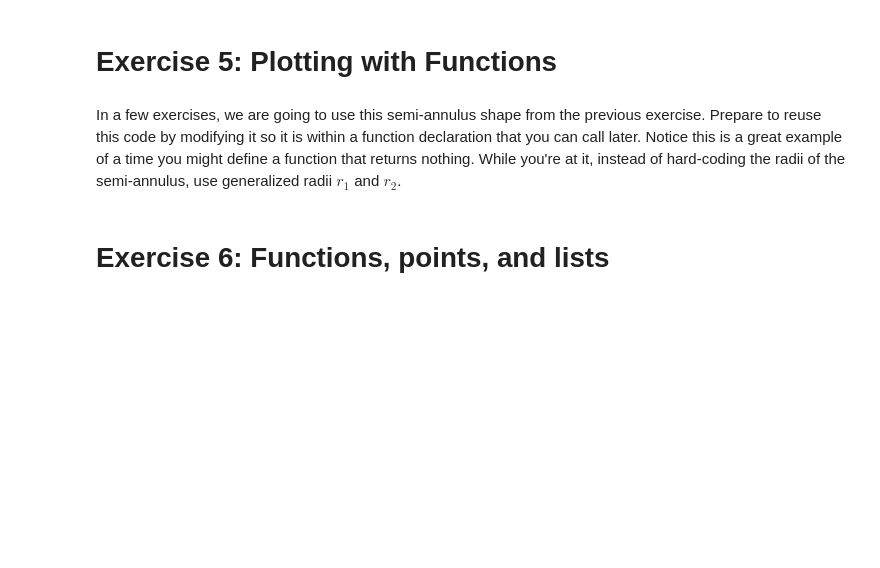
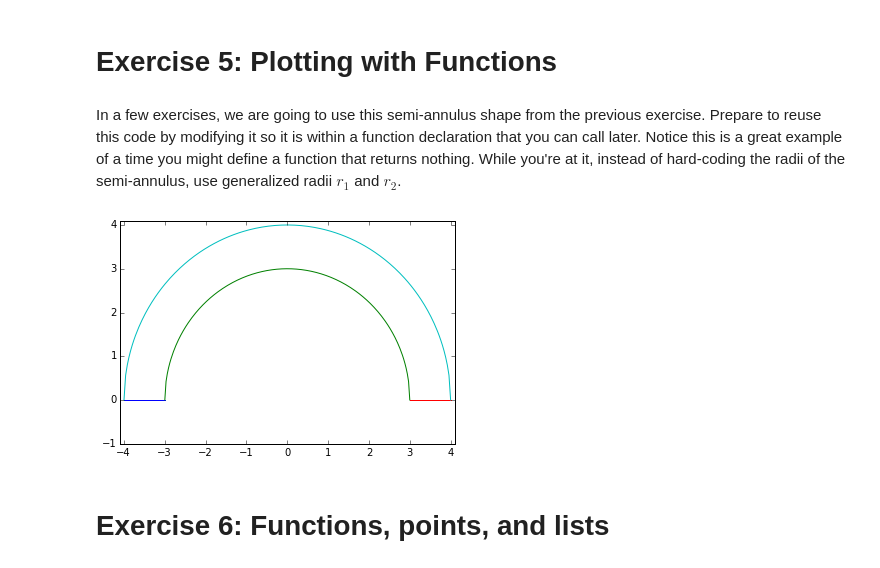
Before and after one commit to Ashardalon125/Weekly-Sessions, a Jupyter notebook: Weekly Session 2.ipynb, the cells around one changed output. Saved outputs shown, nothing was run; the diff lists cells and outputs as text; code cells hidden in the pictures; blank space fills up the shorter version.

```diff
--- a/Weekly Session 2.ipynb
+++ b/Weekly Session 2.ipynb
@@ -343,3 +354,27 @@ In a few exercises, we are going to use this semi-annulus shape from the previou
+# %%
+#your answer here
+def annulus(r1, r2):
+    x1=np.linspace(-r2,-r1,100)
+    x2=np.linspace(-r1,r1,200)
+    x3=np.linspace(r1,r2,100)
+    x4=np.linspace(-r2,r2,200)
+
+    y1=np.zeros(100)
+    y2=np.sqrt(r1**2-x2**2)
+    y3=np.zeros(100)
+    y4=np.sqrt(r2**2-x4**2)
+
+    plt.plot(x1,y1)
+    plt.plot(x2,y2)
+    plt.plot(x3,y3)
+    plt.plot(x4,y4)
+    plt.xlim(-r2-0.1, r2+0.1)
+    plt.ylim(-1, r2+0.1)
+    plt.show()
+
+annulus(3,4)
+# %% [output]
+[figure, added]
 # %% [markdown]
 # Exercise 6: Functions, points, and lists
 # %% [markdown]
```
Also changed, not shown: parts of 13 cells of this notebook.
